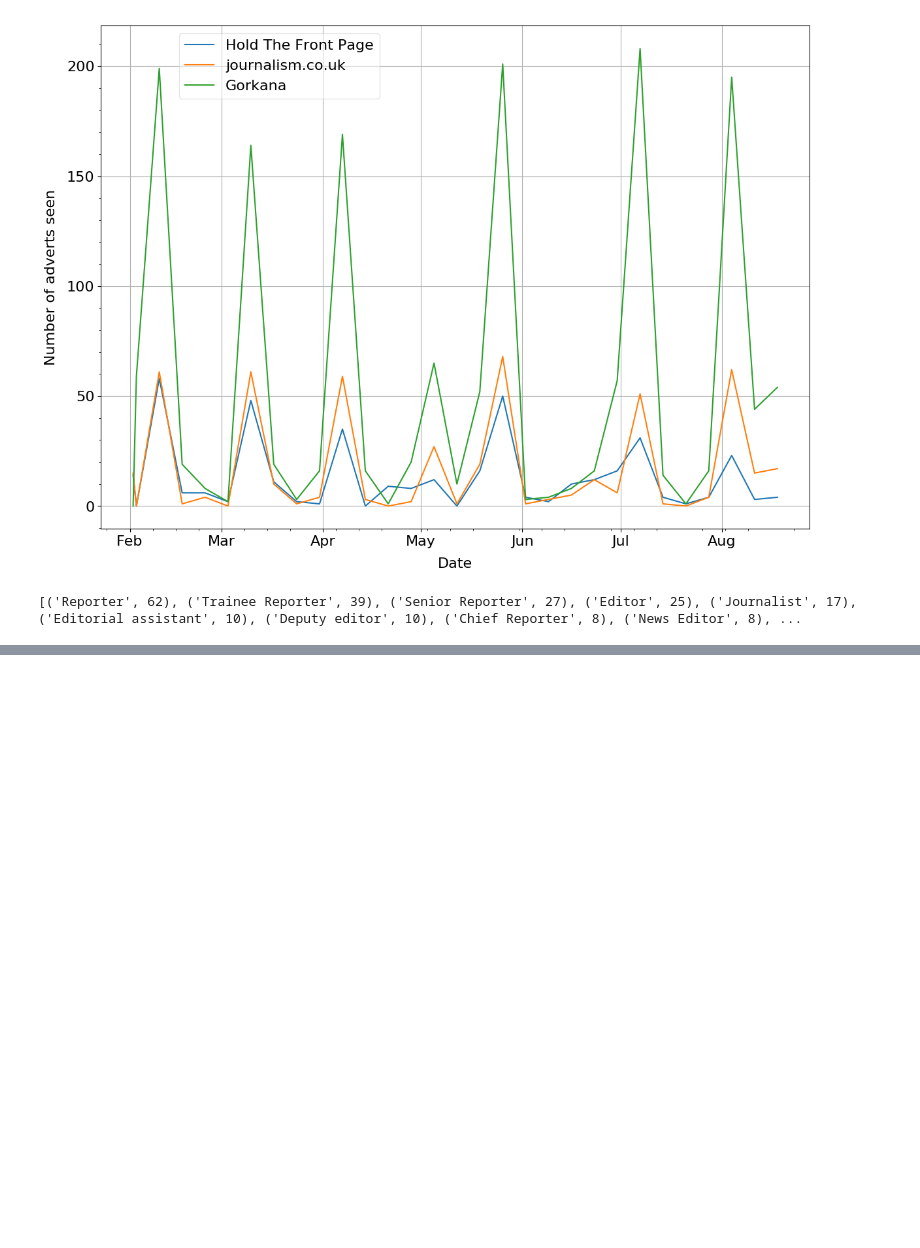
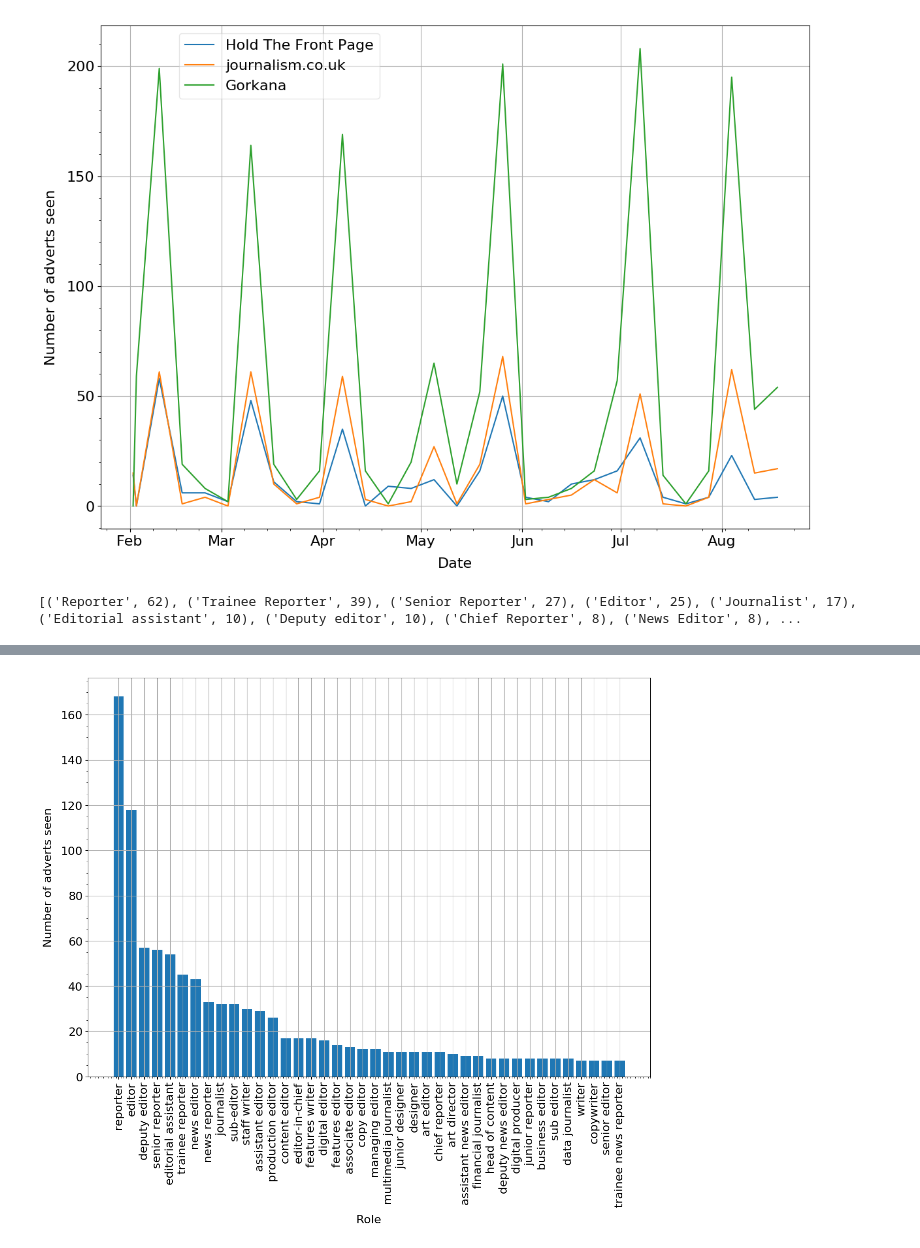
Before and after one commit to CompJCDF/curop-jobs, a Jupyter notebook: analysis/Journo Jobs Analysis.ipynb, the cells around one changed output, grey strips where cells are left out. Saved outputs shown, nothing was run; the diff lists cells and outputs as text; code cells hidden in the pictures; blank space fills up the shorter version.

Commit message:
counting jobs

```diff
--- a/analysis/Journo Jobs Analysis.ipynb
+++ b/analysis/Journo Jobs Analysis.ipynb
@@ -553,0 +574,4 @@ print(role_count.most_common(50))
+# %%
+role_data = pd.read_csv(os.path.join(CSV_OUTPUT_DIR, 'roles_count.csv'), index_col=0)
+role_data.sort_values(by='count', inplace=True, ascending=False)
+print(role_data)
@@ -553,0 +596,17 @@ print(role_count.most_common(50))
+# %%
+num_bars = 40
+
+fig, ax = plt.subplots()
+
+ax.minorticks_on()
+ax.set_ylabel('Number of adverts seen', labelpad=10)
+ax.set_xlabel('Role', labelpad=10)
+
+ax.bar(np.arange(num_bars), role_data['count'][:num_bars])
+ax.set_xticks(np.arange(num_bars))
+ax.set_xticklabels(role_data.index[:num_bars], rotation=90)
+
+#ax.legend(loc='upper left', bbox_to_anchor=(0.1, 1.0), framealpha=0.5)
+plt.show()
+# %% [output]
+[figure, added]
```
Also changed, not shown: parts of 3 cells of this notebook, 2 other files.
